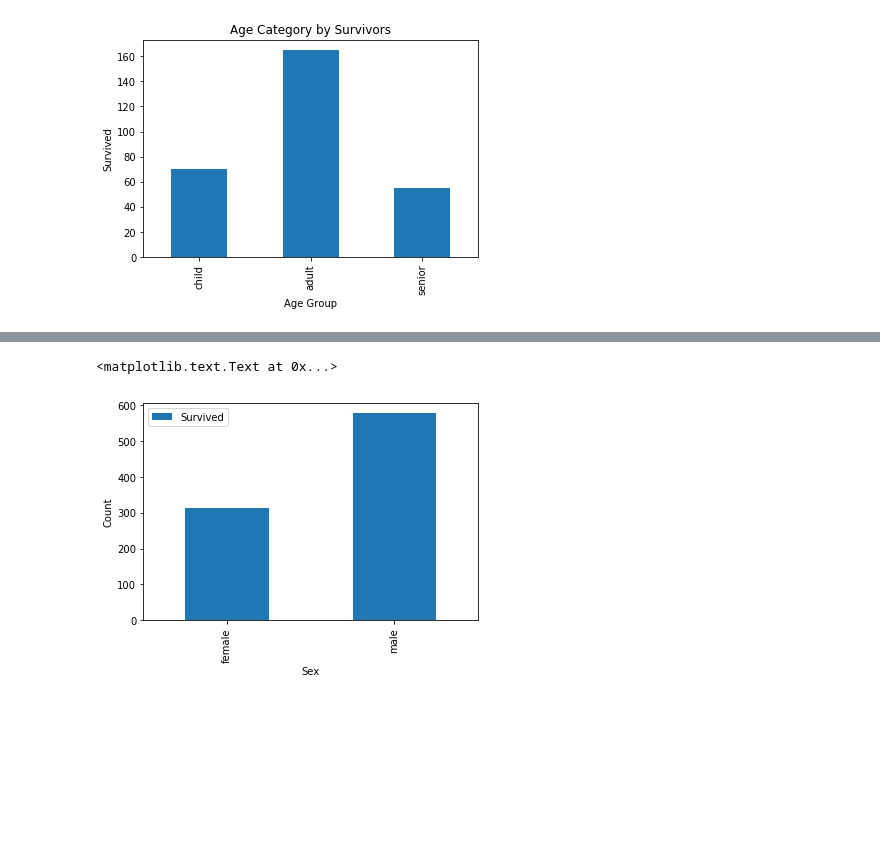
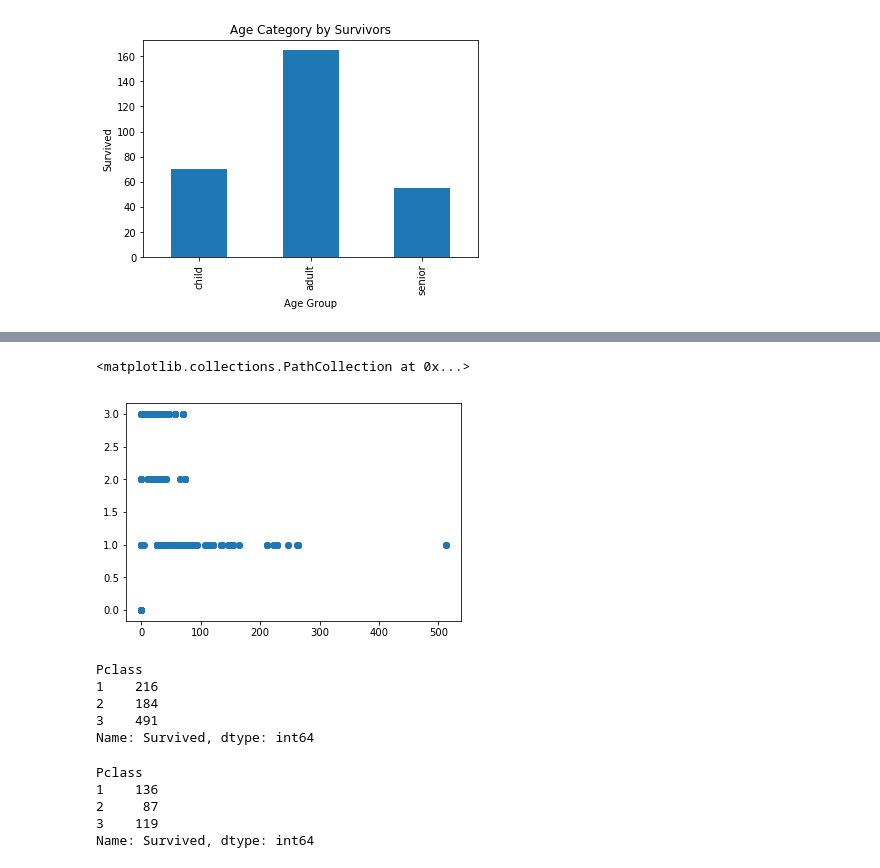
Before and after one commit to kmusante/titanic_data, a Jupyter notebook: titanic.ipynb, the cells around one changed output, grey strips where cells are left out. Cells and saved outputs as stored; diff of their text form; code cells hidden in the pictures; blank space fills up the shorter version.

```diff
--- a/titanic.ipynb
+++ b/titanic.ipynb
@@ -302,5 +181,0 @@ pd.DataFrame(titanic_data['Age'].describe())
-# %%
-titanic_data.groupby(['Sex'])[['Survived']].count().plot(kind='bar').set_ylabel('Count')
-# %% [output]
-<matplotlib.text.Text at 0x...>
-[figure, removed]
@@ -306,0 +185,28 @@ titanic_data.groupby(['Sex'])[['Survived']].count().plot(kind='bar').set_ylabel(
+# %%
+#verify there is a correlation between fare and Pclass
+#Pclass 1 is generally the most expensive and Pclass 3 the least expensive
+
+plt.scatter(x=titanic_subset2['Fare'],y=titanic_subset2['Pclass'], label="Pclass")
+# %% [output]
+<matplotlib.collections.PathCollection at 0x...>
+[figure, added]
+# %%
+#to look at the count by Pclass at time of booking, I can do the following
+
+titanic_data.groupby(['Pclass'])['Survived'].count()
+# %% [output]
+Pclass
+1    216
+2    184
+3    491
+Name: Survived, dtype: int64
+# %%
+#to look at the count by Pclass by survival, i can do the following
+
+titanic_data.groupby(['Pclass'])['Survived'].sum()
+# %% [output]
+Pclass
+1    136
+2     87
+3    119
+Name: Survived, dtype: int64
```
Also changed, not shown: parts of 22 cells of this notebook.
